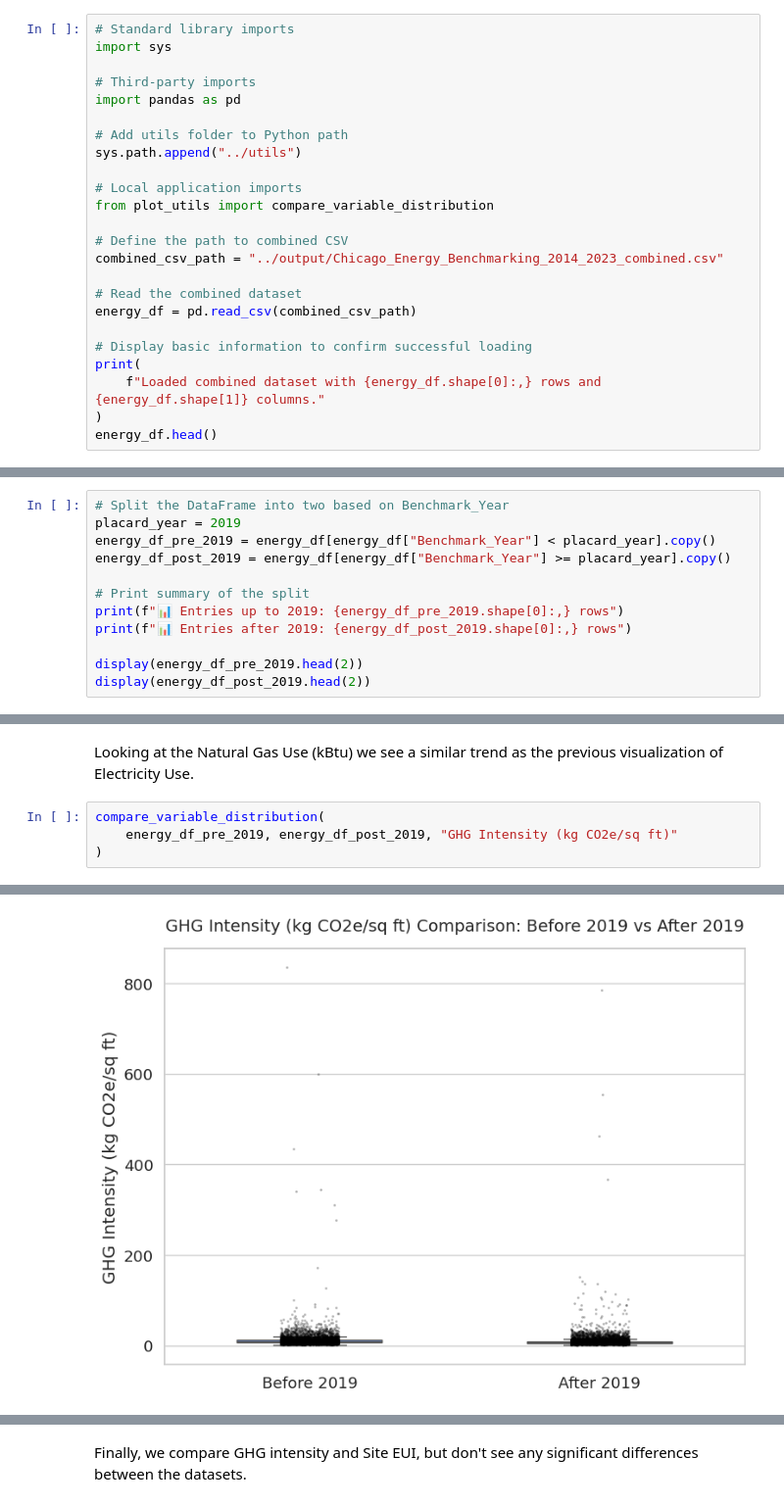
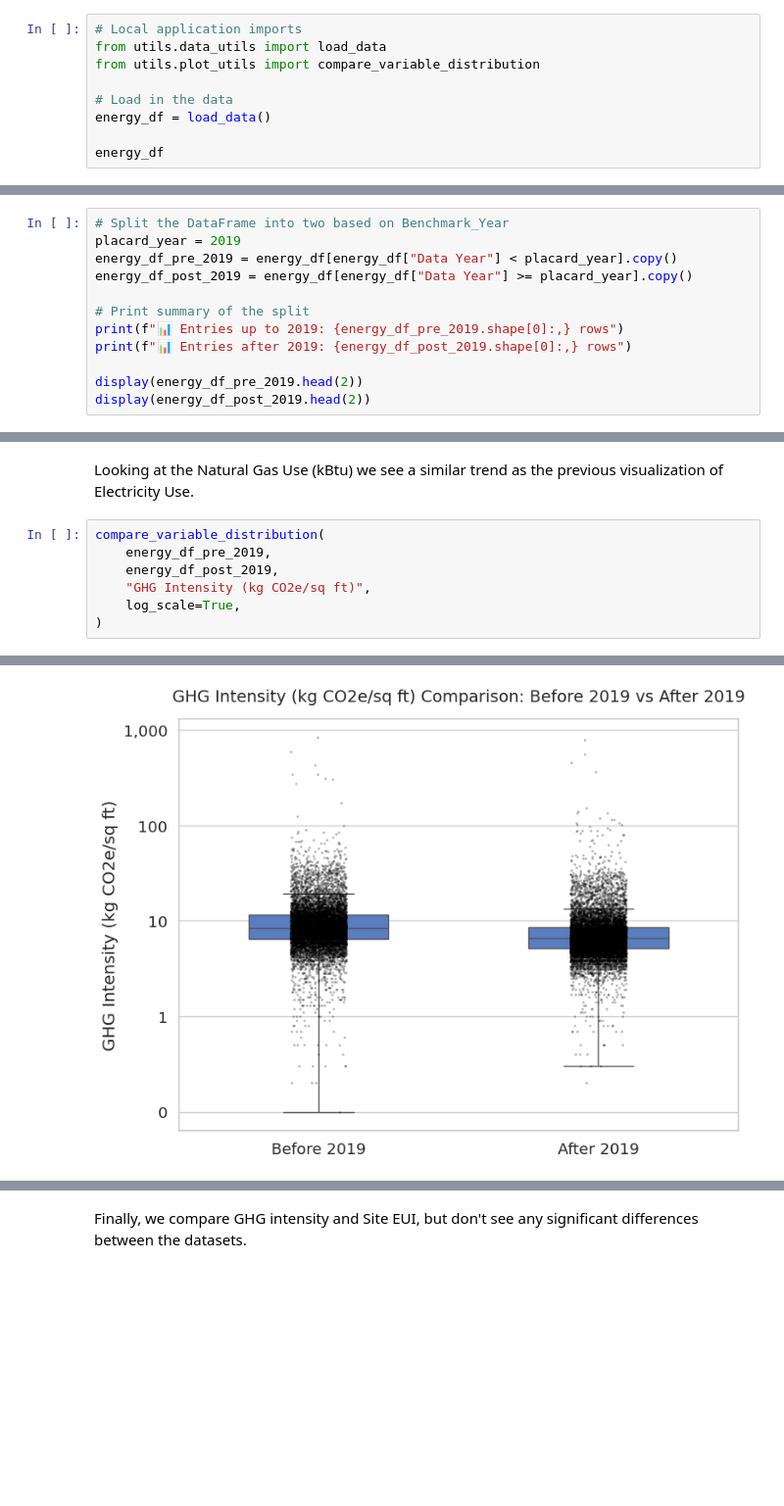
Before and after one commit to dsi-clinic/2025-autumn-city-of-chicago-energy, a Jupyter notebook: notebooks/energy_ratings.ipynb, the cells around one changed output, grey strips where cells are left out. Shown at 98% size. Drawn from its saved outputs; the diff is of its cells as text; blank space fills up the shorter version.

```diff
--- a/notebooks/energy_ratings.ipynb
+++ b/notebooks/energy_ratings.ipynb
@@ -16,27 +16,12 @@ The analysis includes visual comparisons, statistical summaries, and interpretat
 # %% [markdown]
 First we begin by loading necessary modules as well as reading in our data. This assumes that reader.py found in /project/src/utils/ has been run already sending joint csv to /project/src/output
 # %%
-# Standard library imports
-import sys
+# Local application imports
+from utils.data_utils import load_data
+from utils.plot_utils import compare_variable_distribution
 
-# Third-party imports
-import pandas as pd
+# Load in the data
+energy_df = load_data()
 
-# Add utils folder to Python path
-sys.path.append("../utils")
-
-# Local application imports
-from plot_utils import compare_variable_distribution
-
-# Define the path to combined CSV
-combined_csv_path = "../output/Chicago_Energy_Benchmarking_2014_2023_combined.csv"
-
-# Read the combined dataset
-energy_df = pd.read_csv(combined_csv_path)
-
-# Display basic information to confirm successful loading
-print(
-    f"Loaded combined dataset with {energy_df.shape[0]:,} rows and {energy_df.shape[1]} columns."
-)
-energy_df.head()
+energy_df
 # %% [output]
@@ -53,8 +43,8 @@ Next, we will split our data into two dataframes. One going up to 2019 and one f
 # %%
 # Split the DataFrame into two based on Benchmark_Year
 placard_year = 2019
-energy_df_pre_2019 = energy_df[energy_df["Benchmark_Year"] < placard_year].copy()
-energy_df_post_2019 = energy_df[energy_df["Benchmark_Year"] >= placard_year].copy()
+energy_df_pre_2019 = energy_df[energy_df["Data Year"] < placard_year].copy()
+energy_df_post_2019 = energy_df[energy_df["Data Year"] >= placard_year].copy()
 
 # Print summary of the split
 print(f"📊 Entries up to 2019: {energy_df_pre_2019.shape[0]:,} rows")
@@ -113,6 +109,9 @@ compare_variable_distribution(
 Looking at the Natural Gas Use (kBtu) we see a similar trend as the previous visualization of Electricity Use.
 # %%
 compare_variable_distribution(
-    energy_df_pre_2019, energy_df_post_2019, "GHG Intensity (kg CO2e/sq ft)"
+    energy_df_pre_2019,
+    energy_df_post_2019,
+    "GHG Intensity (kg CO2e/sq ft)",
+    log_scale=True,
 )
 # %% [output]
@@ -119,4 +120,4 @@ compare_variable_distribution(
-[figure, old version]
+[figure, new version]
 # %%
 compare_variable_distribution(
     energy_df_pre_2019,
```
Also changed, not shown: parts of 7 cells of this notebook, 6 other files.
